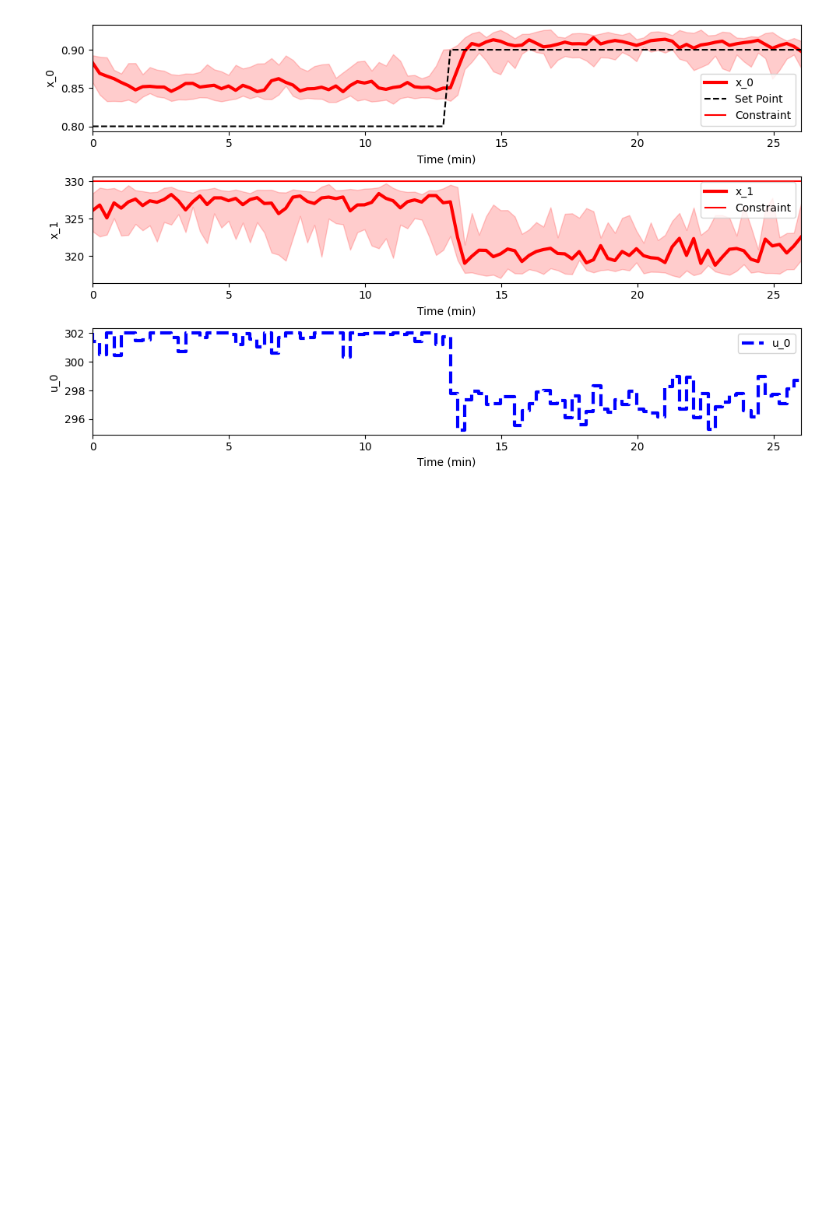
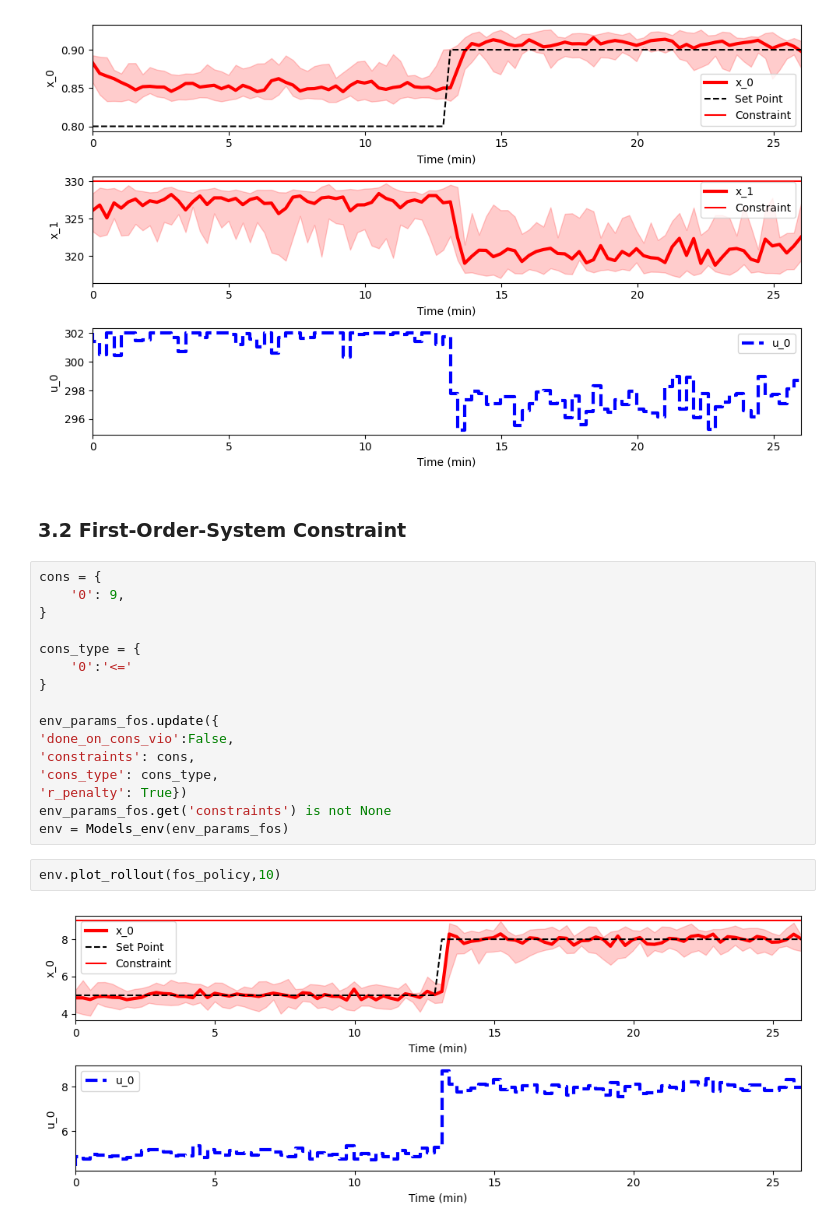
Before and after one commit to MaximilianB2/pc-gym, a Jupyter notebook: pc-gym/pc_gym showcase (PPO).ipynb, the cells around one changed output. Drawn from its saved outputs; the diff is of its cells as text; blank space fills up the shorter version.

Commit message:
Added constraint and disturbance showcase for mse and fos

```diff
--- a/pc-gym/pc_gym showcase (PPO).ipynb
+++ b/pc-gym/pc_gym showcase (PPO).ipynb
@@ -367,3 +359,25 @@ Wrapping the env in a DummyVecEnv.
 env.plot_rollout(cons_policy,10)
 # %% [output]
 [figure]
+# %% [markdown]
+### 3.2 First-Order-System Constraint
+# %%
+cons = {
+    '0': 9,
+}
+
+cons_type = {
+    '0':'<='
+}
+
+env_params_fos.update({
+'done_on_cons_vio':False,
+'constraints': cons,
+'cons_type': cons_type,
+'r_penalty': True})
+env_params_fos.get('constraints') is not None
+env = Models_env(env_params_fos)
+# %%
+env.plot_rollout(fos_policy,10)
+# %% [output]
+[figure, added]
```
Also changed, not shown: parts of 11 cells of this notebook, 1 other file.
